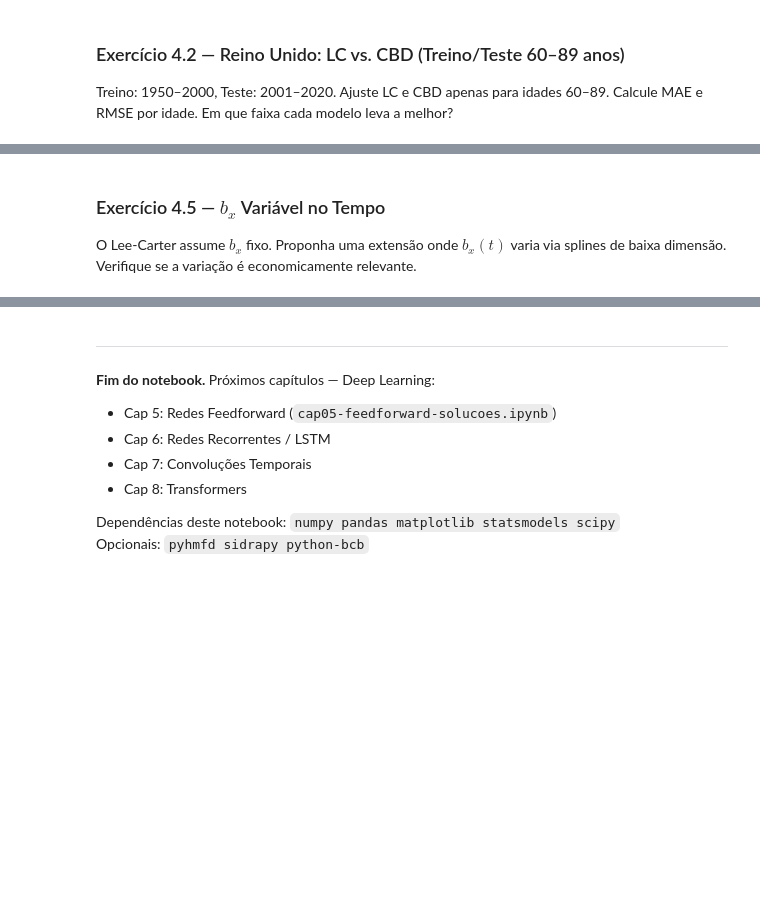
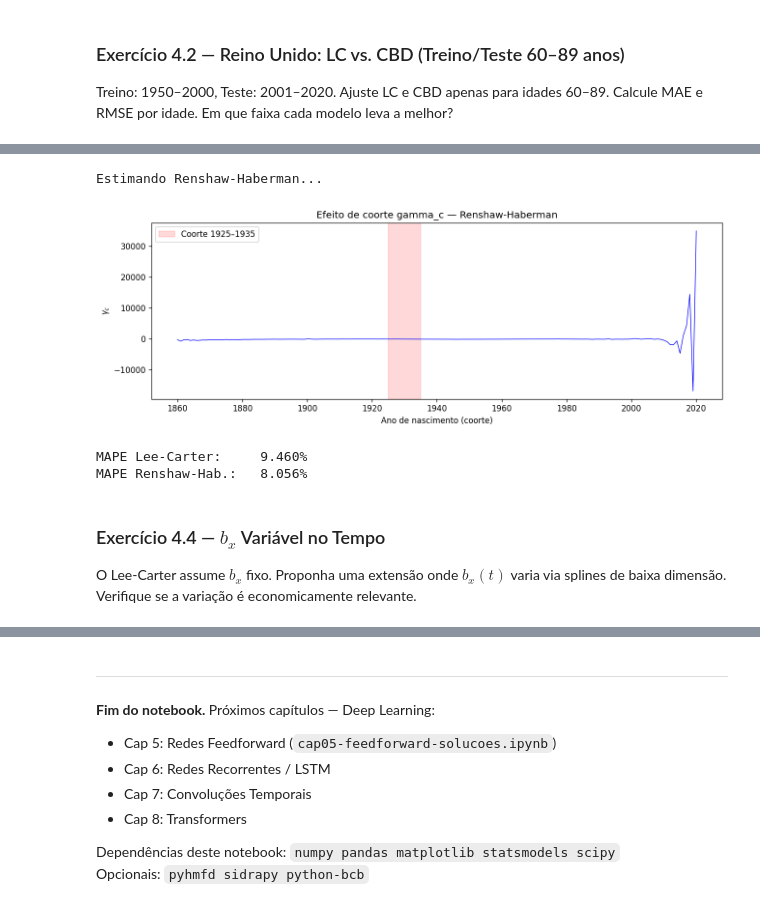
Before and after one commit to filipeclduarte/book-adpst, a Jupyter notebook: notebooks/cap04-modelos-econometricos-atuariais-solucoes.ipynb, the cells around one changed output, grey strips where cells are left out. Saved outputs shown, nothing was run; the diff lists cells and outputs as text; code cells hidden in the pictures; blank space fills up the shorter version.

```diff
--- a/notebooks/cap04-modelos-econometricos-atuariais-solucoes.ipynb
+++ b/notebooks/cap04-modelos-econometricos-atuariais-solucoes.ipynb
@@ -447,7 +473,14 @@ except Exception as e:
 
 Estenda o Lee-Carter com um índice de coorte $\gamma_{t-x}$. Use estimação iterativa (ALS). Compare ajuste in-sample no Reino Unido. O efeito recupera a coorte 1925–1935?
 # %%
-# ── Solução 4.4 ──────────────────────────────────────────────────────────
+import numpy as np
+import pandas as pd
+import matplotlib.pyplot as plt
+import statsmodels.api as sm
+from scipy.linalg import svd
+from statsmodels.tsa.arima.model import ARIMA
+
+# ── Solução 4.3 ──────────────────────────────────────────────────────────
 # Implementação ALS (Alternating Least Squares) simplificada do Renshaw-Haberman.
 # O modelo: ln(m_{x,t}) = a_x + b_x * k_t + b2_x * gamma_{t-x}
 
@@ -457,17 +490,20 @@ def renshaw_haberman_als(ln_m_in, idades_in, anos_in, n_iter=30):
     Retorna a_x, b_x, k_t, b2_x, gamma_c (por coorte c = t - x).
     """
     n_x, n_t = ln_m_in.shape
-    coortes = sorted(set(
+    coortes = sorted(list(set(
         int(anos_in[t] - idades_in[x])
         for x in range(n_x) for t in range(n_t)
-    ))
+    )))
     c_map = {c: i for i, c in enumerate(coortes)}
     n_c   = len(coortes)
 
-    # Inicializa com Lee-Carter
+    # Inicializa com Lee-Carter (primeira rodada)
     ax, bx, kt = estima_lc(np.exp(ln_m_in))
-    b2x    = np.zeros(n_x)
-    gamma  = np.zeros(n_c)
+
+    # Inicializa b2x e gamma com valores não-nulos para permitir o início das atualizações ALS
+    # A inicialização com zeros impedia que as condições 'if denominator > 1e-12' fossem satisfeitas.
+    b2x = np.ones(n_x) * 0.001  # Pequenos valores arbitrários e não-nulos
+    gamma = np.zeros(n_c)
 
     a_x_new = ax.copy()
 
@@ -481,8 +517,12 @@ def renshaw_haberman_als(ln_m_in, idades_in, anos_in, n_iter=30):
                 continue
             b2_vals = np.array([b2x[x] for x, _ in xts])
             r_vals  = np.array([resid1[x, t] for x, t in xts])
-            if np.abs(b2_vals).sum() > 1e-12:
-                gamma[ci] = np.dot(b2_vals, r_vals) / np.dot(b2_vals, b2_vals)
+            denominator = np.dot(b2_vals, b2_vals)
+            if np.abs(denominator) > 1e-12: # Verifica se o denominador não é zero
+                gamma[ci] = np.dot(b2_vals, r_vals) / denominator
+        # Normaliza gamma para soma zero para identificabilidade
+        if np.abs(gamma.sum()) > 1e-12:
+            gamma -= gamma.mean()
 
         # Passo 2: cria resíduo sem efeito de coorte e re-estima LC
         gamma_mat = np.array([
@@ -490,48 +530,56 @@ def renshaw_haberman_als(ln_m_in, idades_in, anos_in, n_iter=30):
              for t in range(n_t)] for x in range(n_x)
         ])
         ln_m2 = ln_m_in - b2x[:, None] * gamma_mat
+        # Re-estima LC com os resíduos ajustados pelo efeito de coorte
         ax, bx, kt = estima_lc(np.exp(ln_m2))
-        a_x_new = ax
+        a_x_new = ax # Atualiza a_x para a próxima iteração
 
         # Passo 3: atualiza b2x
         resid2 = ln_m_in - (a_x_new[:, None] + bx[:, None] * kt[None, :])
         b2x_new = np.zeros(n_x)
         for xi in range(n_x):
             g_vals = np.array([gamma[c_map[int(anos_in[t] - idades_in[xi])]] if int(anos_in[t] - idades_in[xi]) in c_map else 0 for t in range(n_t)])
-            if np.dot(g_vals, g_vals) > 1e-12:
-                b2x_new[xi] = np.dot(resid2[xi], g_vals) / np.dot(g_vals, g_vals)
+            denominator = np.dot(g_vals, g_vals)
+            if np.abs(denominator) > 1e-12: # Verifica se o denominador não é zero
+                b2x_new[xi] = np.dot(resid2[xi], g_vals) / denominator
         b2x = b2x_new
+        # Uma normalização adicional para b2x (e.g., sum(b2x)=1) pode ser aplicada se desejado
 
     return a_x_new, bx, kt, b2x, gamma, coortes
 
 # Aplica ao dataset disponível (Suécia como proxy se UK indisponível)
-print('Estimando Renshaw-Haberman (pode demorar ~30 s)...')
+print('Estimando Renshaw-Haberman...')
 ax_rh, bx_rh, kt_rh, b2x_rh, gamma_rh, coortes_rh = renshaw_haberman_als(
-    ln_m, idades, anos, n_iter=20
+    ln_m, idades, anos, n_iter=30 # Aumentar o número de iterações para convergência
 )
 
 # Efeito de coorte
 fig, ax = plt.subplots(figsize=(11, 4))
 ax.plot(coortes_rh, gamma_rh, 'b-', lw=0.8)
 ax.axvspan(1925, 1935, alpha=0.15, color='red', label='Coorte 1925–1935')
 ax.set(title='Efeito de coorte gamma_c — Renshaw-Haberman',
        xlabel='Ano de nascimento (coorte)', ylabel=r'$\gamma_c$')
 ax.legend()
 plt.tight_layout(); plt.show()
 
 # Compara MAPE in-sample
 gamma_mat_rh = np.array([
     [gamma_rh[coortes_rh.index(int(anos[t] - idades[x]))] if int(anos[t] - idades[x]) in coortes_rh else 0
      for t in range(n_anos)] for x in range(len(idades))
 ])
 m_fit_lc_sw  = np.exp(a_x[:, None] + b_x[:, None] * k_t[None, :])
 m_fit_rh     = np.exp(ax_rh[:, None] + bx_rh[:, None] * kt_rh[None, :] + b2x_rh[:, None] * gamma_mat_rh)
 mape_lc_sw   = np.abs((m_xt - m_fit_lc_sw)  / m_xt).mean() * 100
 mape_rh      = np.abs((m_xt - m_fit_rh)      / m_xt).mean() * 100
 print(f'MAPE Lee-Carter:     {mape_lc_sw:.3f}%')
 print(f'MAPE Renshaw-Hab.:   {mape_rh:.3f}%')
+# %% [output]
+Estimando Renshaw-Haberman...
+[figure, added]
+MAPE Lee-Carter:     9.460%
+MAPE Renshaw-Hab.:   8.056%
 # %% [markdown]
-### Exercício 4.5 — $b_x$ Variável no Tempo
+### Exercício 4.4 — $b_x$ Variável no Tempo
 
 O Lee-Carter assume $b_x$ fixo. Proponha uma extensão onde $b_x(t)$ varia via splines de baixa dimensão. Verifique se a variação é economicamente relevante.
 # %%
```
Also changed, not shown: parts of 23 cells of this notebook.
